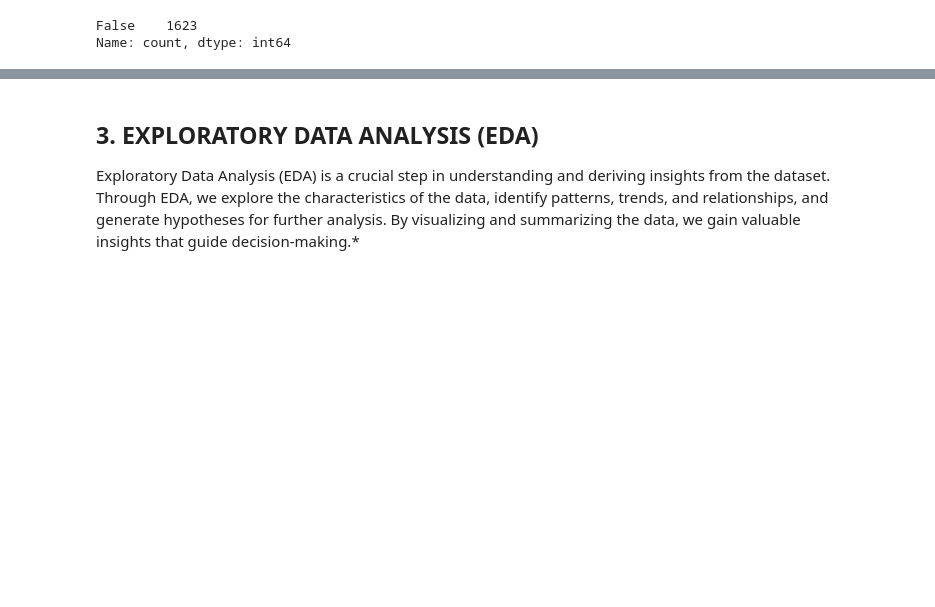
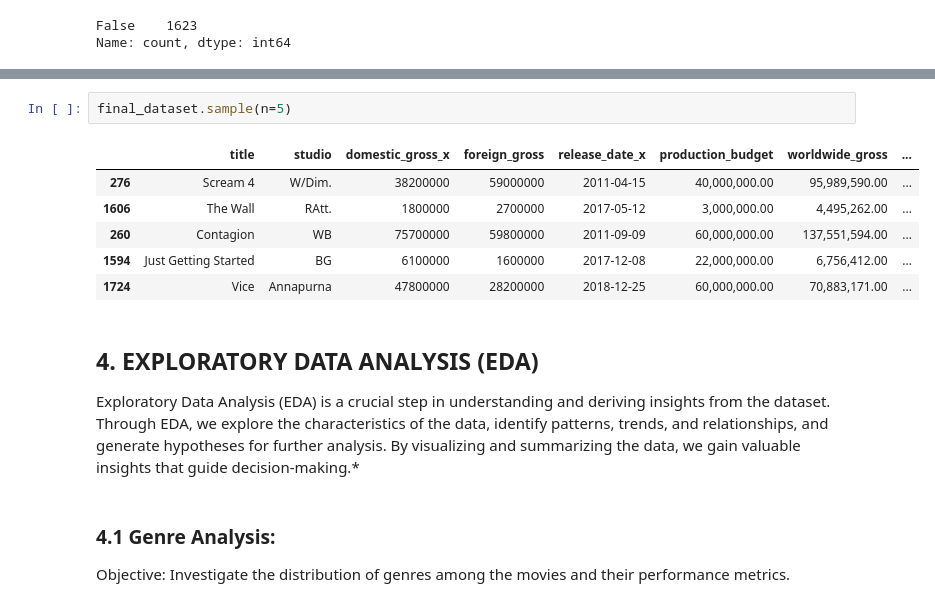
Before and after one commit to PaulMuniu/Microsoft-film-studios-data-analysis, a Jupyter notebook: student.ipynb, the cells around one changed output, grey strips where cells are left out. Cells and saved outputs as stored; diff of their text form; blank space fills up the shorter version.

```diff
--- a/student.ipynb
+++ b/student.ipynb
@@ -788,4 +788,17 @@ memory usage: 215.6+ KB
+# %%
+final_dataset.sample(n=5)
+# %% [output]
+|  | title | studio | domestic_gross_x | foreign_gross | release_date_x | production_budget | worldwide_gross | ... |
+| 276 | Scream 4 | W/Dim. | 38200000 | 59000000 | 2011-04-15 | 40,000,000.00 | 95,989,590.00 | ... |
+| 1606 | The Wall | RAtt. | 1800000 | 2700000 | 2017-05-12 | 3,000,000.00 | 4,495,262.00 | ... |
+| 260 | Contagion | WB | 75700000 | 59800000 | 2011-09-09 | 60,000,000.00 | 137,551,594.00 | ... |
+| 1594 | Just Getting Started | BG | 6100000 | 1600000 | 2017-12-08 | 22,000,000.00 | 6,756,412.00 | ... |
+| 1724 | Vice | Annapurna | 47800000 | 28200000 | 2018-12-25 | 60,000,000.00 | 70,883,171.00 | ... |
 # %% [markdown]
-## **3. EXPLORATORY DATA ANALYSIS (EDA)**
+## **4. EXPLORATORY DATA ANALYSIS (EDA)**
 
 Exploratory Data Analysis (EDA) is a crucial step in understanding and deriving insights from the dataset. Through EDA, we explore the characteristics of the data, identify patterns, trends, and relationships, and generate hypotheses for further analysis. By visualizing and summarizing the data, we gain valuable insights that guide decision-making.*
+# %% [markdown]
+### 4.1 Genre Analysis:
+
+Objective: Investigate the distribution of genres among the movies and their performance metrics.
```
Also changed, not shown: parts of 7 cells of this notebook.
